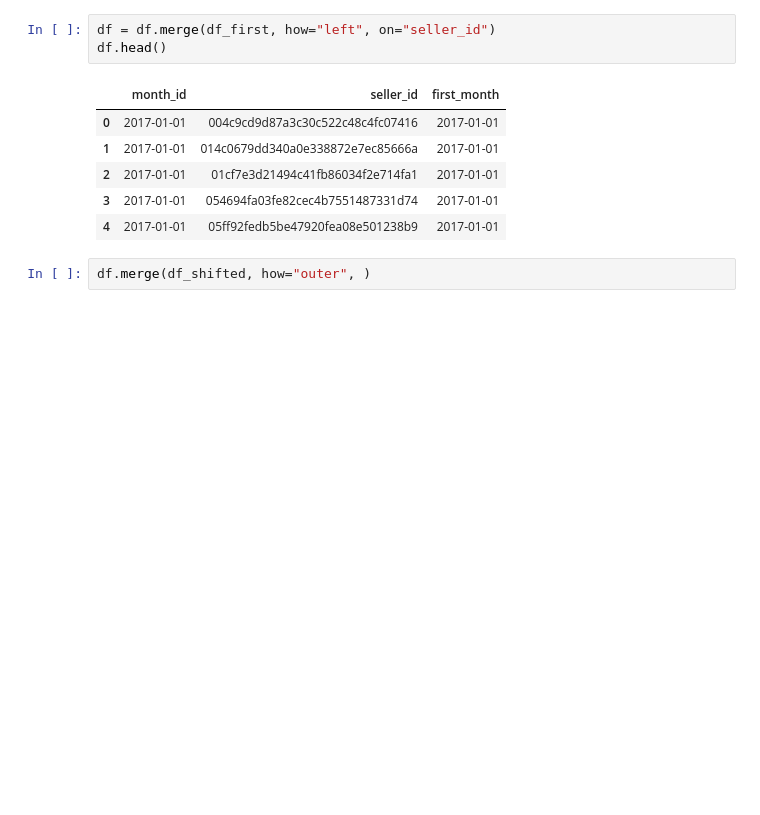
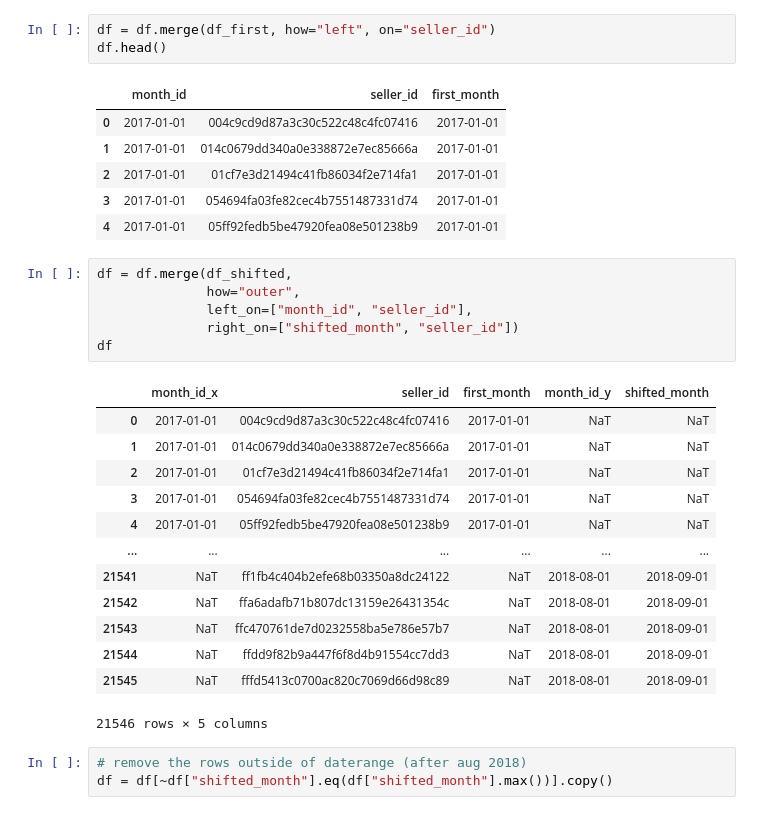
Before and after one commit to Senonino/data-ber-01-20, a Jupyter notebook: Notes/module_2/week_6/10_analytics-growth_split.ipynb, the cells around one changed output. Drawn from its saved outputs; the diff is of its cells as text; blank space fills up the shorter version.

```diff
--- a/Notes/module_2/week_6/10_analytics-growth_split.ipynb
+++ b/Notes/module_2/week_6/10_analytics-growth_split.ipynb
@@ -228,4 +220,25 @@ df.head()
 | 3 | 2017-01-01 | 054694fa03fe82cec4b7551487331d74 | 2017-01-01 |
 | 4 | 2017-01-01 | 05ff92fedb5be47920fea08e501238b9 | 2017-01-01 |
 # %%
-df.merge(df_shifted, how="outer", )
+df = df.merge(df_shifted,
+              how="outer",
+              left_on=["month_id", "seller_id"],
+              right_on=["shifted_month", "seller_id"])
+df
+# %% [output]
+|  | month_id_x | seller_id | first_month | month_id_y | shifted_month |
+| 0 | 2017-01-01 | 004c9cd9d87a3c30c522c48c4fc07416 | 2017-01-01 | NaT | NaT |
+| 1 | 2017-01-01 | 014c0679dd340a0e338872e7ec85666a | 2017-01-01 | NaT | NaT |
+| 2 | 2017-01-01 | 01cf7e3d21494c41fb86034f2e714fa1 | 2017-01-01 | NaT | NaT |
+| 3 | 2017-01-01 | 054694fa03fe82cec4b7551487331d74 | 2017-01-01 | NaT | NaT |
+| 4 | 2017-01-01 | 05ff92fedb5be47920fea08e501238b9 | 2017-01-01 | NaT | NaT |
+| ... | ... | ... | ... | ... | ... |
+| 21541 | NaT | ff1fb4c404b2efe68b03350a8dc24122 | NaT | 2018-08-01 | 2018-09-01 |
+| 21542 | NaT | ffa6adafb71b807dc13159e26431354c | NaT | 2018-08-01 | 2018-09-01 |
+| 21543 | NaT | ffc470761de7d0232558ba5e786e57b7 | NaT | 2018-08-01 | 2018-09-01 |
+| 21544 | NaT | ffdd9f82b9a447f6f8d4b91554cc7dd3 | NaT | 2018-08-01 | 2018-09-01 |
+| 21545 | NaT | fffd5413c0700ac820c7069d66d98c89 | NaT | 2018-08-01 | 2018-09-01 |
+21546 rows × 5 columns
+# %%
+# remove the rows outside of daterange (after aug 2018)
+df = df[~df["shifted_month"].eq(df["shifted_month"].max())].copy()
```
Also changed, not shown: parts of 19 cells of this notebook.
